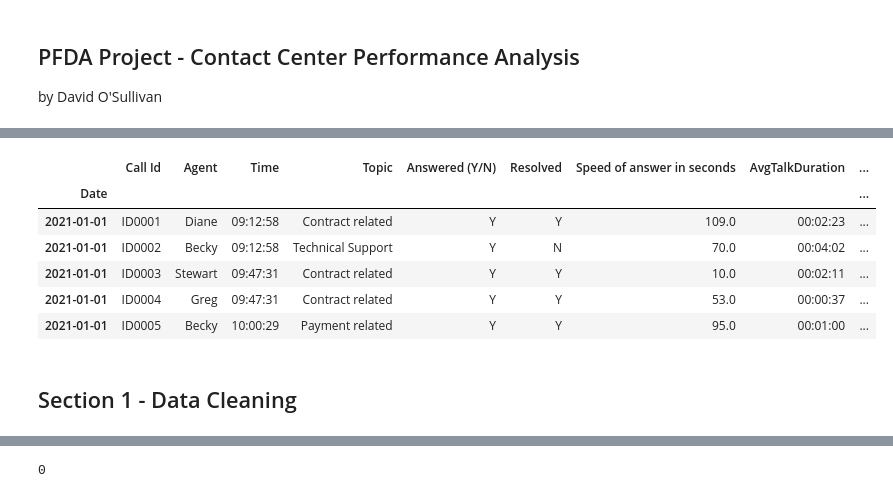
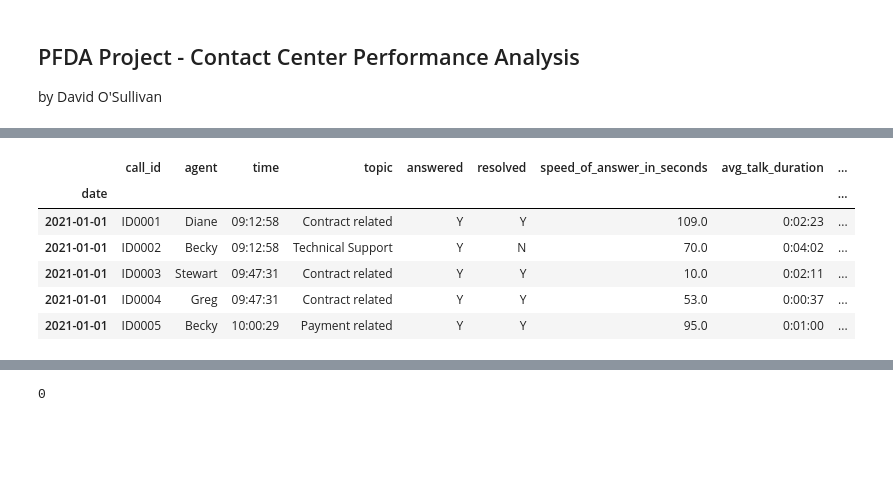
Before and after one commit to daveysull/PFDA, a Jupyter notebook: project/project.ipynb, the cells around one changed output, grey strips where cells are left out. Cells and saved outputs as stored; diff of their text form; code cells hidden in the pictures; blank space fills up the shorter version.

```diff
--- a/project/project.ipynb
+++ b/project/project.ipynb
@@ -44,0 +31,38 @@ import seaborn as sns
+# %%
+import mysql.connector
+from configparser import ConfigParser
+
+# Define the path to config file
+config_path = '/Users/davidosullivan/Documents/my_project/config_files/config.ini'
+
+# Read the config.ini file
+config = ConfigParser()
+config.read(config_path)
+
+# Retrieve the database connection details
+host = config.get('mysql', 'host')
+user = config.get('mysql', 'user')
+password = config.get('mysql', 'password')
+database = config.get('mysql', 'database')
+
+# Connect to the database
+connection = mysql.connector.connect(
+    host=host,
+    user=user,
+    password=password,
+    database=database
+)
+
+# Query to retrieve all data
+query = "SELECT * FROM call_data"
+
+# Load the data into a pandas DataFrame
+df = pd.read_sql(query, connection)
+
+# Close the connection to the database
+connection.close()
+
+# Convert the 'time' column to a string in the format HH:MM:SS (Removing the unneccessary sting data 0:7)
+df['time'] = df['time'].apply(lambda x: str(x)[7:15])
+
+df.head()
@@ -45,13 +76,12 @@ import seaborn as sns
 # %%
-# Import Data & Set Index
-df = pd.read_excel('pwc_call_centre_data.xlsx')
-df.set_index('Date', inplace=True)
+# Set Index
+df.set_index('date', inplace=True)
 df.head()
 # %% [output]
-|  | Call Id | Agent | Time | Topic | Answered (Y/N) | Resolved | Speed of answer in seconds | AvgTalkDuration | ... |
-| Date |  |  |  |  |  |  |  |  | ... |
-| 2021-01-01 | ID0001 | Diane | 09:12:58 | Contract related | Y | Y | 109.0 | 00:02:23 | ... |
-| 2021-01-01 | ID0002 | Becky | 09:12:58 | Technical Support | Y | N | 70.0 | 00:04:02 | ... |
-| 2021-01-01 | ID0003 | Stewart | 09:47:31 | Contract related | Y | Y | 10.0 | 00:02:11 | ... |
-| 2021-01-01 | ID0004 | Greg | 09:47:31 | Contract related | Y | Y | 53.0 | 00:00:37 | ... |
-| 2021-01-01 | ID0005 | Becky | 10:00:29 | Payment related | Y | Y | 95.0 | 00:01:00 | ... |
+|  | call_id | agent | time | topic | answered | resolved | speed_of_answer_in_seconds | avg_talk_duration | ... |
+| date |  |  |  |  |  |  |  |  | ... |
+| 2021-01-01 | ID0001 | Diane | 09:12:58 | Contract related | Y | Y | 109.0 | 0:02:23 | ... |
+| 2021-01-01 | ID0002 | Becky | 09:12:58 | Technical Support | Y | N | 70.0 | 0:04:02 | ... |
+| 2021-01-01 | ID0003 | Stewart | 09:47:31 | Contract related | Y | Y | 10.0 | 0:02:11 | ... |
+| 2021-01-01 | ID0004 | Greg | 09:47:31 | Contract related | Y | Y | 53.0 | 0:00:37 | ... |
+| 2021-01-01 | ID0005 | Becky | 10:00:29 | Payment related | Y | Y | 95.0 | 0:01:00 | ... |
@@ -61,2 +87,0 @@ df.columns = df.columns.str.lower()
-# %% [markdown]
-## Section 1 - Data Cleaning
```
Also changed, not shown: parts of 27 cells of this notebook, 3 other files.
